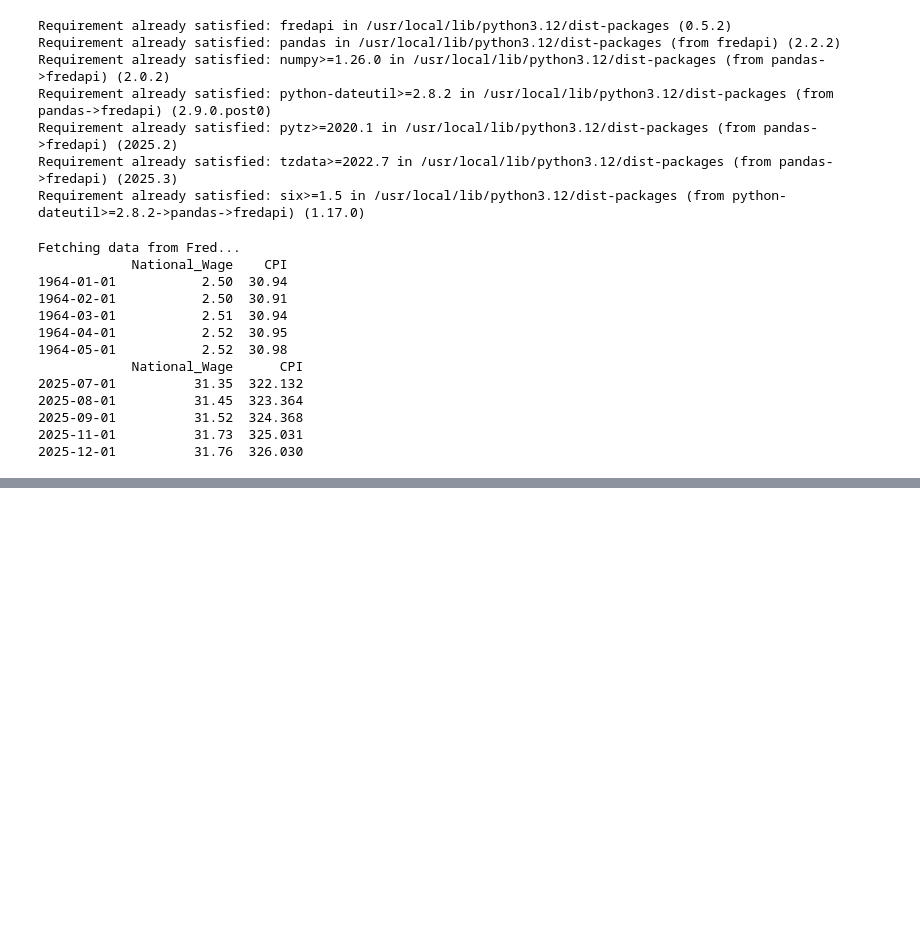
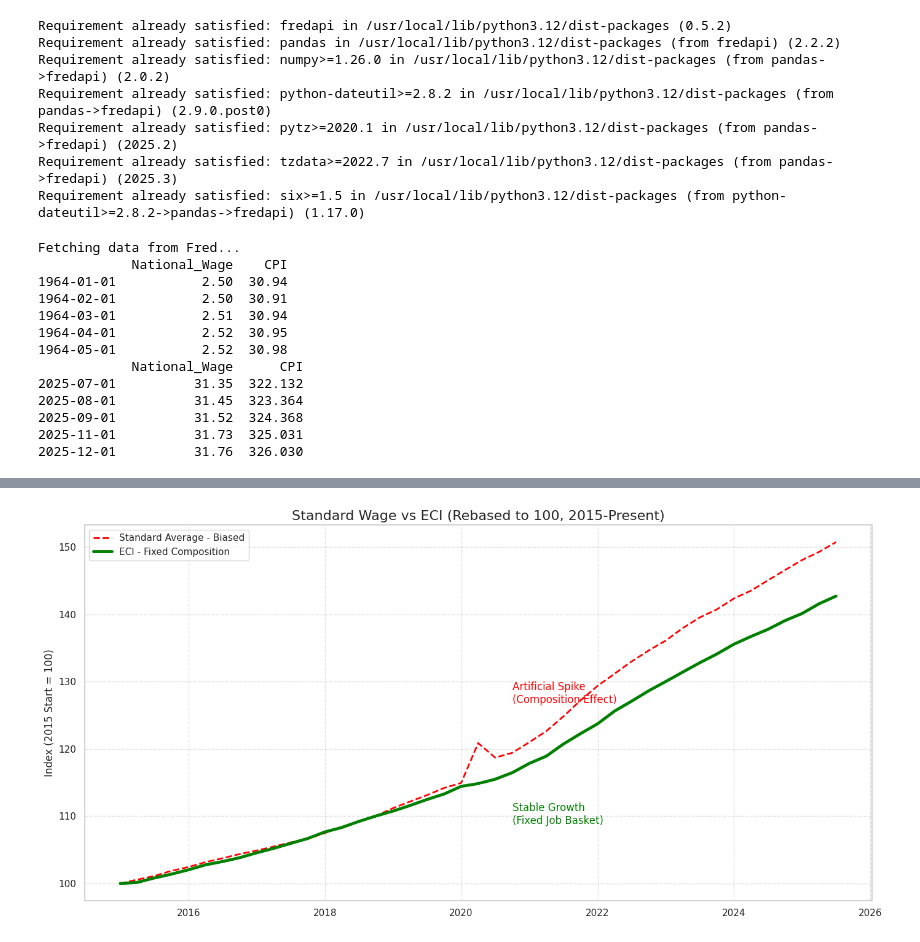
Before and after one commit to guanyuq03/ECON5200-Applied-Data-Analytics-in-Economics, a Jupyter notebook: Class 2/ [Lab_2]_Deflating_History_with_FRED.ipynb, the cells around one changed output, grey strips where cells are left out. Drawn from its saved outputs; the diff is of its cells as text; code cells hidden in the pictures; blank space fills up the shorter version.

```diff
--- a/Class 2/ [Lab_2]_Deflating_History_with_FRED.ipynb
+++ b/Class 2/ [Lab_2]_Deflating_History_with_FRED.ipynb
@@ -42,0 +183,75 @@ Fetching data from Fred...
+# %%
+# 1) Fetch the corrective dataset (Employment Cost Index for Wages & Salaries)
+eci = fred.get_series("ECIWAG")
+
+# 2) Filter both series from 2015-01-01 onward
+start = "2015-01-01"
+wages_15 = wages.loc[wages.index >= start].dropna()
+eci_15 = eci.loc[eci.index >= start].dropna()
+
+# Align to common dates (helps clean plotting/comparison)
+common_idx = wages_15.index.intersection(eci_15.index)
+wages_15 = wages_15.loc[common_idx]
+eci_15 = eci_15.loc[common_idx]
+
+# 3) Rebase both to 100 at the first observation
+wages_rebased = (wages_15 / wages_15.iloc[0]) * 100
+eci_rebased = (eci_15 / eci_15.iloc[0]) * 100
+
+# 4) Plot both series
+plt.figure(figsize=(14, 7))
+
+plt.plot(
+    wages_rebased.index, wages_rebased,
+    linestyle="--", color="red", linewidth=2,
+    label="Standard Average - Biased"
+)
+
+plt.plot(
+    eci_rebased.index, eci_rebased,
+    linestyle="-", color="green", linewidth=3.5,
+    label="ECI - Fixed Composition"
+)
+
+plt.title("Standard Wage vs ECI (Rebased to 100, 2015-Present)", fontsize=16)
+plt.ylabel("Index (2015 Start = 100)")
+plt.xlabel("")
+plt.legend()
+plt.grid(True, linestyle="--", alpha=0.6)
+
+# 5) Annotate the divergence in 2020 (robust nearest-date alignment)
+w_2020 = wages_rebased.loc[(wages_rebased.index >= "2020-01-01") & (wages_rebased.index <= "2020-12-31")]
+e_2020 = eci_rebased.loc[(eci_rebased.index >= "2020-01-01") & (eci_rebased.index <= "2020-12-31")]
+
+if not w_2020.empty and not e_2020.empty:
+    # Peak of biased series in 2020
+    w_peak_date = w_2020.idxmax()
+    w_peak_val = float(w_2020.max())
+
+    # Get nearest ECI value to that date (returns a Series aligned to the request)
+    e_nearest = eci_rebased.reindex([w_peak_date], method="nearest")
+    e_date_at = e_nearest.index[0]
+    e_val_at = float(e_nearest.iloc[0])
+
+    plt.annotate(
+        "Artificial Spike\n(Composition Effect)",
+        xy=(w_peak_date, w_peak_val),
+        xytext=(w_peak_date + pd.DateOffset(months=6), w_peak_val + 6),
+        arrowprops=dict(arrowstyle="->", linewidth=1.5),
+        fontsize=12,
+        color="red"
+    )
+
+    plt.annotate(
+        "Stable Growth\n(Fixed Job Basket)",
+        xy=(e_date_at, e_val_at),
+        xytext=(e_date_at + pd.DateOffset(months=6), e_val_at - 6),
+        arrowprops=dict(arrowstyle="->", linewidth=1.5),
+        fontsize=12,
+        color="green"
+    )
+
+plt.tight_layout()
+plt.show()
+# %% [output]
+[figure, added]
```
Also changed, not shown: parts of 6 cells of this notebook.
